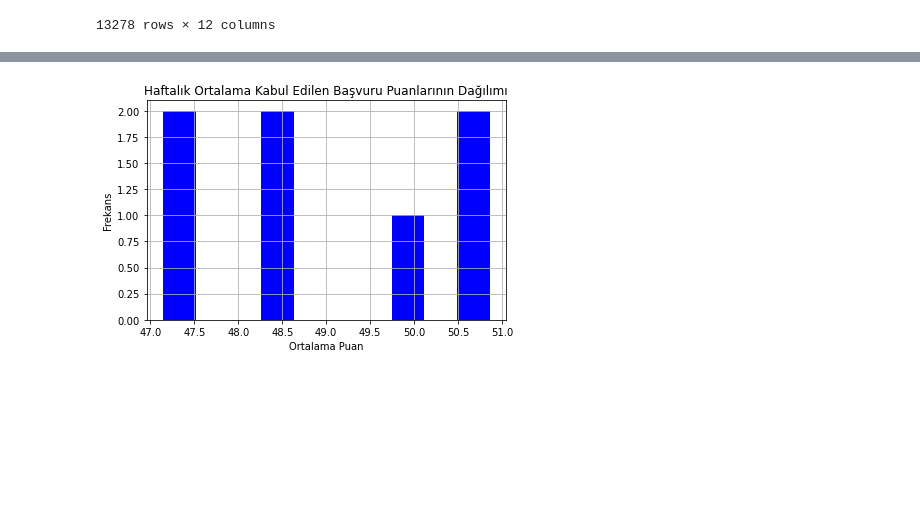
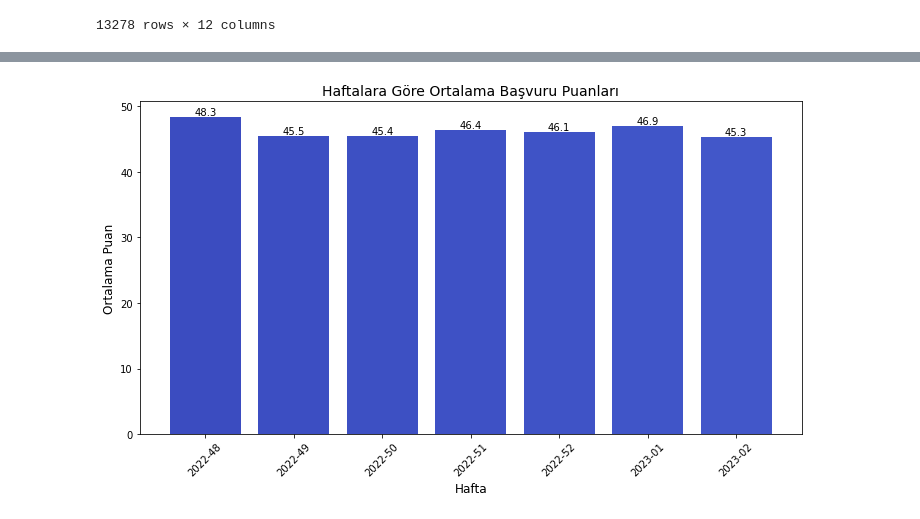
Before and after one commit to alicansimseek/Python-DataFrame-Yap-s-, a Jupyter notebook: DataFrame_Proje.ipynb, the cells around one changed output, grey strips where cells are left out. Saved outputs shown, nothing was run; the diff lists cells and outputs as text; code cells hidden in the pictures; blank space fills up the shorter version.

```diff
--- a/DataFrame_Proje.ipynb
+++ b/DataFrame_Proje.ipynb
@@ -173,10 +173,3 @@ df
 13278 rows × 12 columns
 # %%
 import matplotlib.pyplot as plt
-# %%
-# "Applied at" sütununu datetime formatına çeviriyoruz (eğer zaten değilse)
-df['Applied at'] = pd.to_datetime(df['Applied at'])
-
-# Başvuruları haftaya göre gruplayıp, Score2'nin ortalamasını alıyoruz
-df['Week'] = df['Applied at'].dt.isocalendar().week  # Yıl ve hafta bilgisi alınıyor
-grouped_data = df[df["Score2"] > 0].groupby('Week')['Score2'].mean().reset_index()
@@ -200,14 +176,28 @@ plt.show()
-# %%
-
-plt.hist(grouped_data['Score2'], bins=10, color='blue')
-
-plt.title('Haftalık Ortalama Kabul Edilen Başvuru Puanlarının Dağılımı')
-plt.xlabel('Ortalama Puan')
-plt.ylabel('Frekans')
-
-# Grafik gösterimi
-plt.grid(True)
-plt.tight_layout()
-plt.show()
-# %% [output]
-[figure, removed]
+# %%
+# Haftalık gruplama için 'Applied at' sütununu datetime formatına çeviriyoruz
+df['Applied at'] = pd.to_datetime(df['Applied at'])
+df['Week'] = df['Applied at'].dt.strftime('%Y-%U')  # Haftalık format: Yıl-Hafta
+
+# Her haftanın kabul edilen başvurularının ortalama puanını hesaplıyoruz
+weekly_avg_score = df.groupby('Week')['Score2'].mean().reset_index()
+
+# Ortalamaları azalan sırada sıralıyoruz
+weekly_avg_score = weekly_avg_score.sort_values(by='Week')
+
+# Görselleştirme
+plt.figure(figsize=(10, 6))
+bars = plt.bar(weekly_avg_score['Week'], weekly_avg_score['Score2'], color=plt.cm.coolwarm(range(len(weekly_avg_score))))
+
+# Her barın üstüne değer eklemek
+for bar, score in zip(bars, weekly_avg_score['Score2']):
+    plt.text(bar.get_x() + bar.get_width() / 2, bar.get_height(), f'{score:.1f}', ha='center', va='bottom')
+
+# Grafik ayarları
+plt.title('Haftalara Göre Ortalama Başvuru Puanları', fontsize=14)
+plt.xlabel('Hafta', fontsize=12)
+plt.ylabel('Ortalama Puan', fontsize=12)
+plt.xticks(rotation=45)
+plt.tight_layout()
+plt.show()
+# %% [output]
+[figure, added]
```
Also changed, not shown: parts of 3 cells of this notebook.
